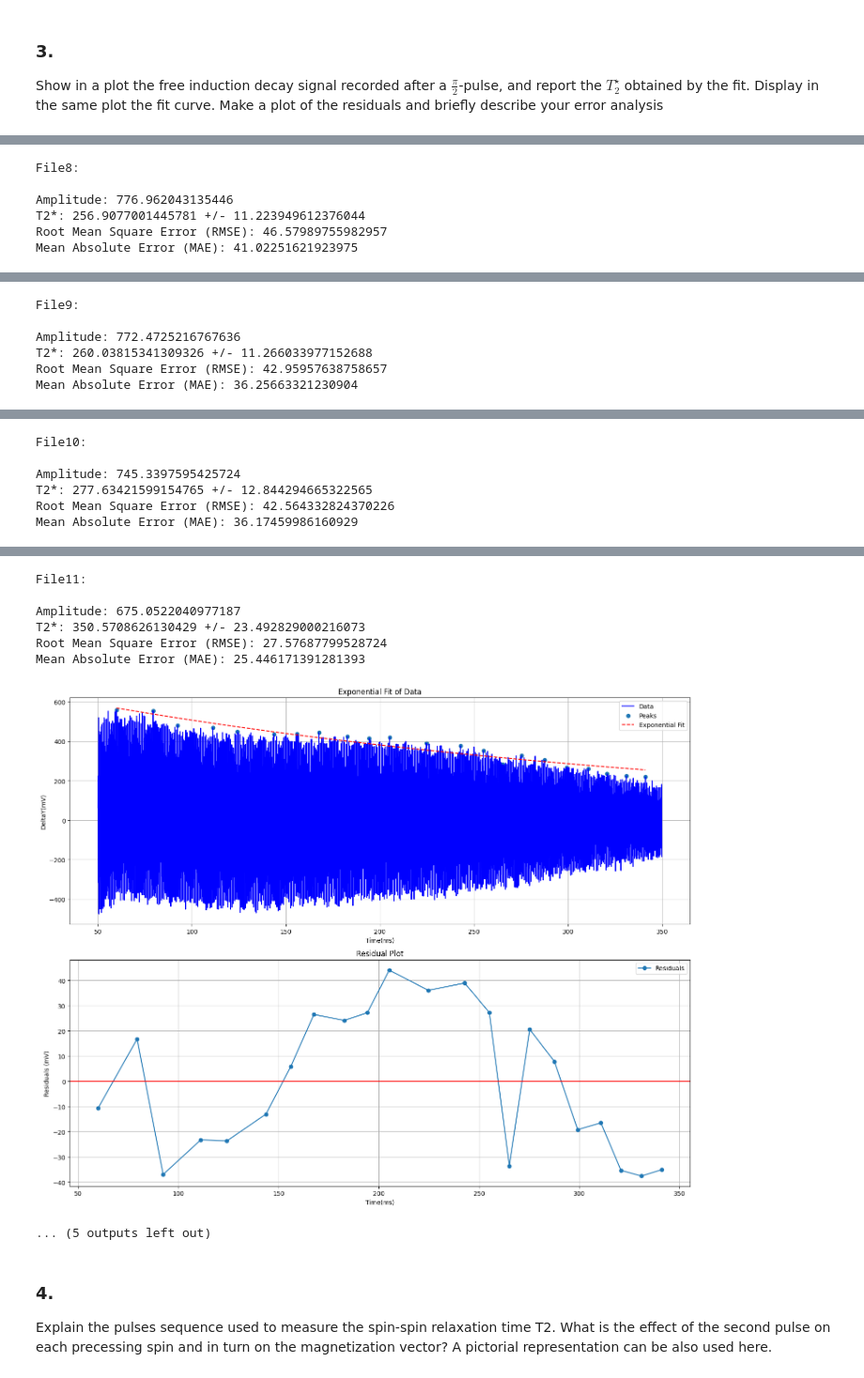
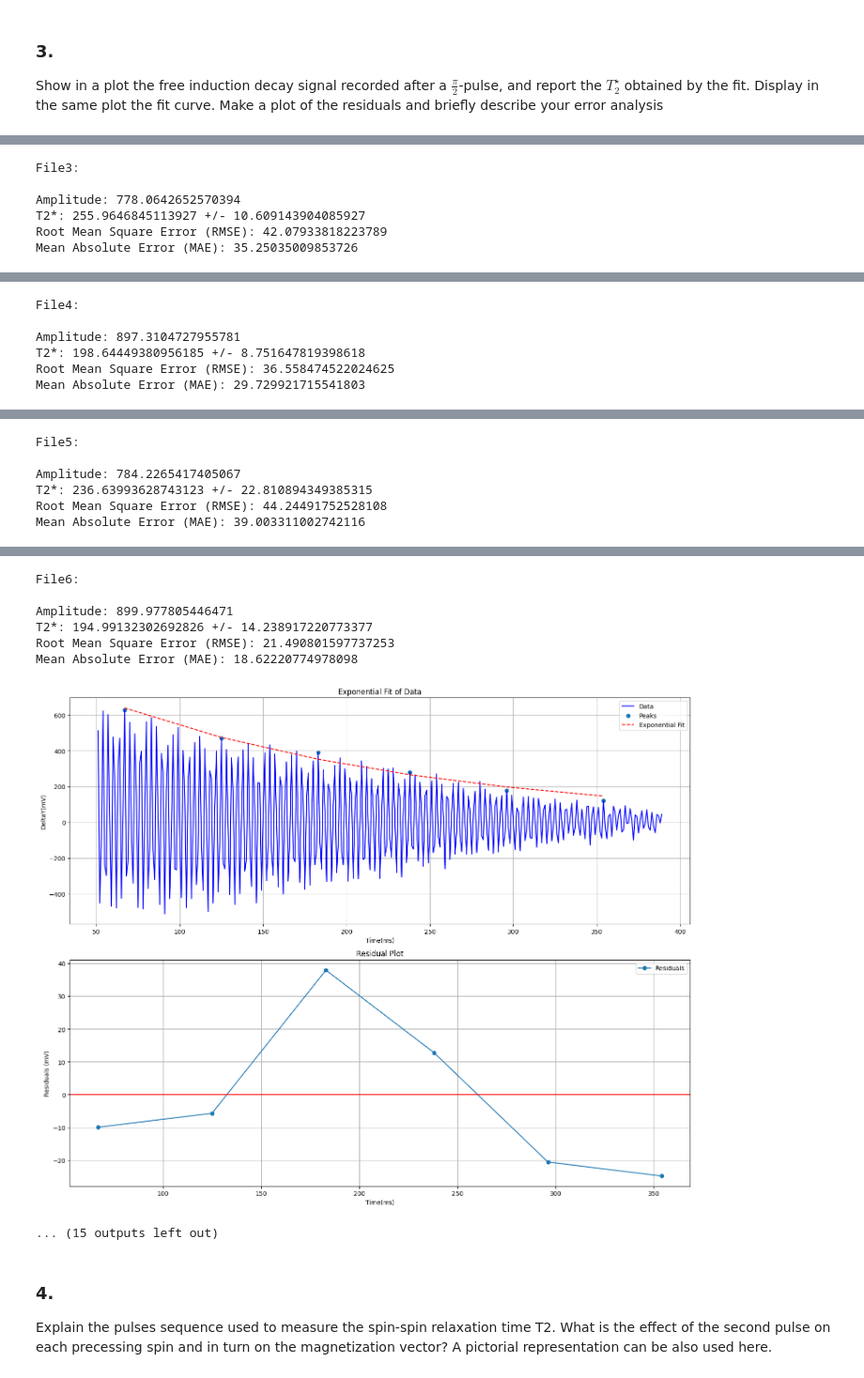
Before and after one commit to sdracia/Quantum-Hardware, a Jupyter notebook: project.ipynb, the cells around one changed output, grey strips where cells are left out. Shown at 94% size. Cells and saved outputs as stored; diff of their text form; code cells hidden in the pictures.

Commit message:
Better graphics

```diff
--- a/project.ipynb
+++ b/project.ipynb
@@ -72,7 +89,7 @@ Show in a plot the free induction decay signal recorded after a $\frac{\pi}{2}$-
 def exponential_func(x, a, tau):
     return a * np.exp(-x / tau)
 
-fid_signal = pd.read_csv("File1/File1_fid.csv", skiprows=lambda x: x % 10 != 0, engine="python")
+fid_signal = pd.read_csv("File5/File5_fid.csv", skiprows= lambda x: x % 10 != 0, engine="python")
 fid_signal.iloc[:, 0] *= 10e5
 fid_signal.iloc[:, 1] *= 10e2
 fid_signal.columns = ["Time(mus)", "DeltaY(mV)"]
@@ -112,4 +129,7 @@ axes[1].grid(True)
 
 plt.tight_layout()
 plt.show()
+
+print(f"Amplitude: {popt[0]}")
+print(f"T2*: {popt[1]} +/- {std_dev_T2}")
 # %% [output]
@@ -120,12 +142,13 @@ def exponential_func(x, a, tau):
     return a * np.exp(-x / tau)
 
 T2_values = []
+std_values = []
 
 # Iterate over the files
-for i in range(6, 14):
+for i in range(1, 14):
     # Read the CSV file
     filename = f"File{i}/File{i}_fid.csv"
-    fid_signal = pd.read_csv(filename, engine="python")
+    fid_signal = pd.read_csv(filename, skiprows = lambda x: x % 10 != 0, engine="python")
 
     # Scale the values in the DataFrame
     fid_signal.iloc[:, 0] *= 10e5
@@ -138,11 +161,12 @@ for i in range(6, 14):
     fig, axes = plt.subplots(nrows=2, ncols=1, figsize=(15, 12))
 
     # Find peaks and perform exponential fit
-    peaks_ind, _ = find_peaks(fid_signal.iloc[:, 1], height=0, prominence=0.5, distance=100)
+    peaks_ind, _ = find_peaks(fid_signal.iloc[:, 1], height=0, prominence=0.5, distance=50)
     x_peaks = fid_signal.iloc[:, 0][peaks_ind]
     peaks = fid_signal.iloc[:, 1][peaks_ind]
     popt, pcov = curve_fit(exponential_func, x_peaks, peaks, p0=[600, 200])
     std_dev_T2 = np.sqrt(pcov[1, 1])
+    std_values.append(std_dev_T2)
 
     # Plot the exponential fit on the first subplot
     axes[0].plot(fid_signal.iloc[:, 0], fid_signal.iloc[:, 1], label='Data', color = "blue")
@@ -187,4 +211,6 @@ for i in range(6, 14):
     plt.show()
 
 print(np.mean([T2_values[i][0] for i in range(0, len(T2_values))]))
+std_values = std_values[:10]
+print(np.sqrt(np.sum(np.square(np.array(std_values)))))
 # %% [output]
@@ -205,6 +231,6 @@ Mean Absolute Error (MAE): 40.3687607581535
-File8:
+File3:
 
-Amplitude: 776.962043135446
-T2*: 256.9077001445781 +/- 11.223949612376044
-Root Mean Square Error (RMSE): 46.57989755982957
-Mean Absolute Error (MAE): 41.02251621923975
+Amplitude: 778.0642652570394
+T2*: 255.9646845113927 +/- 10.609143904085927
+Root Mean Square Error (RMSE): 42.07933818223789
+Mean Absolute Error (MAE): 35.25035009853726
@@ -212,6 +238,6 @@ Mean Absolute Error (MAE): 41.02251621923975
-File9:
+File4:
 
-Amplitude: 772.4725216767636
-T2*: 260.03815341309326 +/- 11.266033977152688
-Root Mean Square Error (RMSE): 42.95957638758657
-Mean Absolute Error (MAE): 36.25663321230904
+Amplitude: 897.3104727955781
+T2*: 198.64449380956185 +/- 8.751647819398618
+Root Mean Square Error (RMSE): 36.558474522024625
+Mean Absolute Error (MAE): 29.729921715541803
@@ -219,6 +245,6 @@ Mean Absolute Error (MAE): 36.25663321230904
-File10:
+File5:
 
-Amplitude: 745.3397595425724
-T2*: 277.63421599154765 +/- 12.844294665322565
-Root Mean Square Error (RMSE): 42.564332824370226
-Mean Absolute Error (MAE): 36.17459986160929
+Amplitude: 784.2265417405067
+T2*: 236.63993628743123 +/- 22.810894349385315
+Root Mean Square Error (RMSE): 44.24491752528108
+Mean Absolute Error (MAE): 39.003311002742116
@@ -226,11 +252,11 @@ Mean Absolute Error (MAE): 36.17459986160929
-File11:
+File6:
 
-Amplitude: 675.0522040977187
-T2*: 350.5708626130429 +/- 23.492829000216073
-Root Mean Square Error (RMSE): 27.57687799528724
-Mean Absolute Error (MAE): 25.446171391281393
+Amplitude: 899.977805446471
+T2*: 194.99132302692826 +/- 14.238917220773377
+Root Mean Square Error (RMSE): 21.490801597737253
+Mean Absolute Error (MAE): 18.62220774978098
-[figure, old version]
+[figure, new version]
-... (5 outputs left out)
+... (15 outputs left out)
 # %% [markdown]
 ### 4\.
 
```
Also changed, not shown: parts of 6 cells of this notebook, 8 other files.
